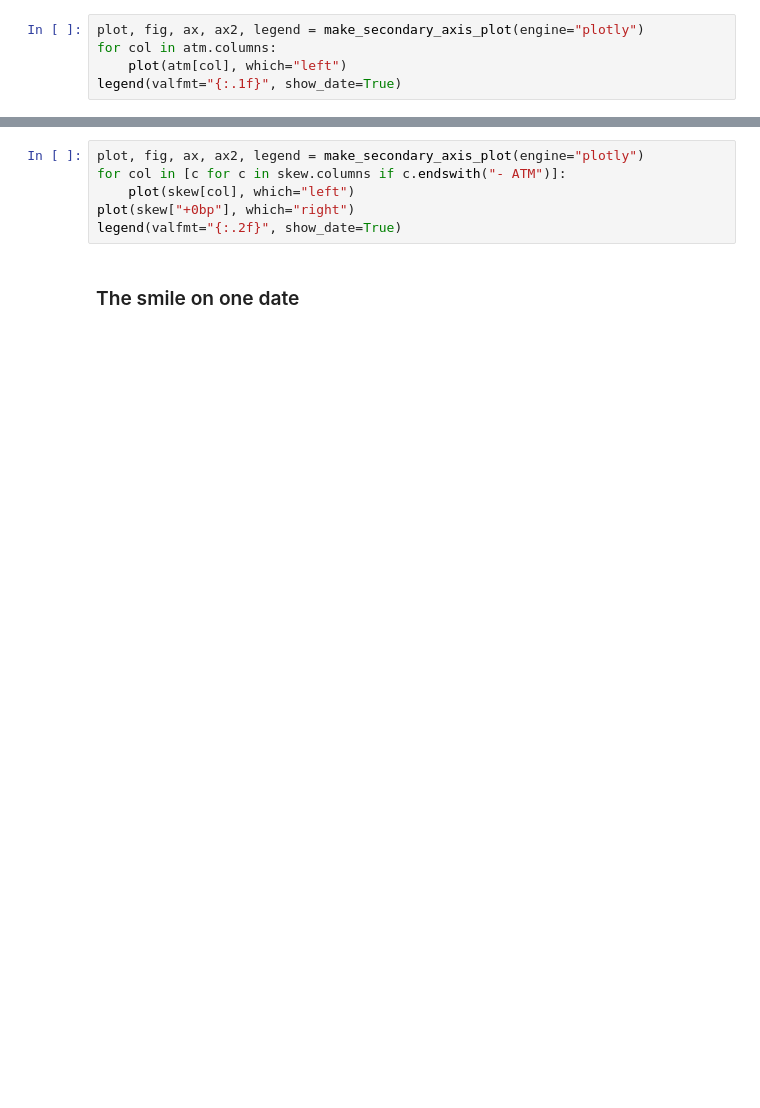
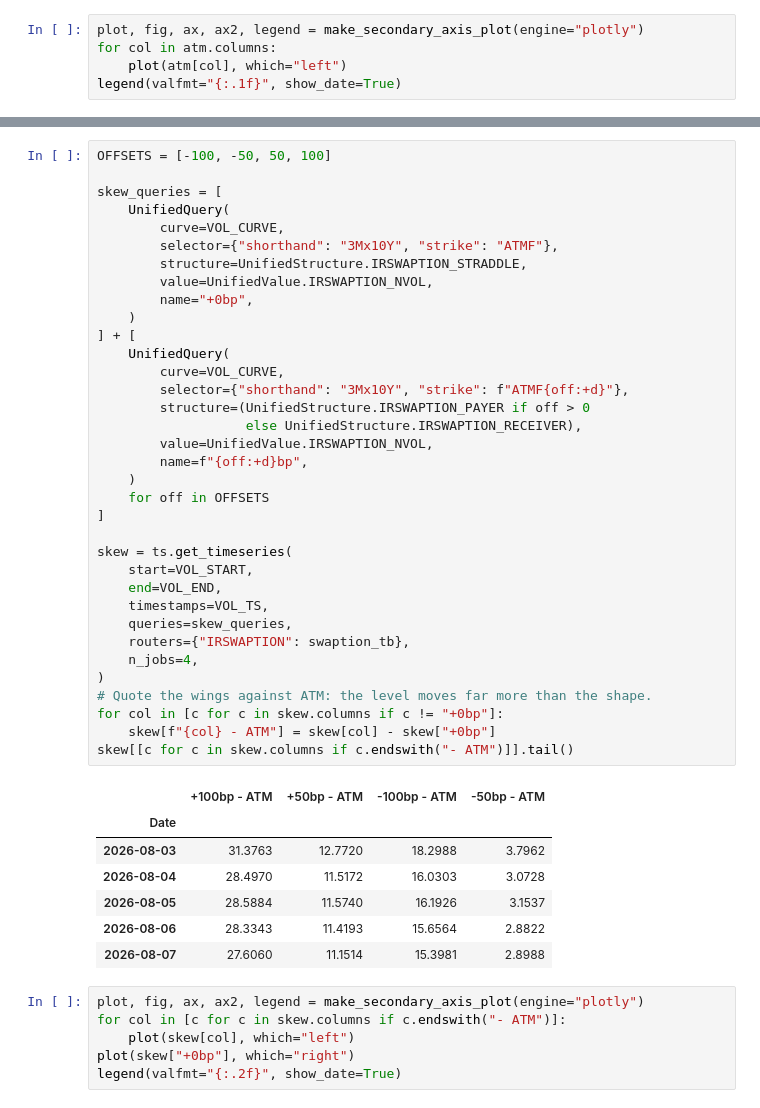
Before and after one commit to yieldcurvemonkey/ARBS, a Jupyter notebook: notebooks/timeseries/citivelo_curves_and_cubes_timeseries.ipynb, the cells around one changed output, grey strips where cells are left out. Drawn from its saved outputs; the diff is of its cells as text; blank space fills up the shorter version.

```diff
--- a/notebooks/timeseries/citivelo_curves_and_cubes_timeseries.ipynb
+++ b/notebooks/timeseries/citivelo_curves_and_cubes_timeseries.ipynb
@@ -391,8 +473,49 @@ skew[[c for c in skew.columns if c.endswith("- ATM")]].tail()
+# %%
+OFFSETS = [-100, -50, 50, 100]
+
+skew_queries = [
+    UnifiedQuery(
+        curve=VOL_CURVE,
+        selector={"shorthand": "3Mx10Y", "strike": "ATMF"},
+        structure=UnifiedStructure.IRSWAPTION_STRADDLE,
+        value=UnifiedValue.IRSWAPTION_NVOL,
+        name="+0bp",
+    )
+] + [
+    UnifiedQuery(
+        curve=VOL_CURVE,
+        selector={"shorthand": "3Mx10Y", "strike": f"ATMF{off:+d}"},
+        structure=(UnifiedStructure.IRSWAPTION_PAYER if off > 0
+                   else UnifiedStructure.IRSWAPTION_RECEIVER),
+        value=UnifiedValue.IRSWAPTION_NVOL,
+        name=f"{off:+d}bp",
+    )
+    for off in OFFSETS
+]
+
+skew = ts.get_timeseries(
+    start=VOL_START,
+    end=VOL_END,
+    timestamps=VOL_TS,
+    queries=skew_queries,
+    routers={"IRSWAPTION": swaption_tb},
+    n_jobs=4,
+)
+# Quote the wings against ATM: the level moves far more than the shape.
+for col in [c for c in skew.columns if c != "+0bp"]:
+    skew[f"{col} - ATM"] = skew[col] - skew["+0bp"]
+skew[[c for c in skew.columns if c.endswith("- ATM")]].tail()
+# %% [output]
+|  | +100bp - ATM | +50bp - ATM | -100bp - ATM | -50bp - ATM |
+| Date |  |  |  |  |
+| 2026-08-03 | 31.3763 | 12.7720 | 18.2988 | 3.7962 |
+| 2026-08-04 | 28.4970 | 11.5172 | 16.0303 | 3.0728 |
+| 2026-08-05 | 28.5884 | 11.5740 | 16.1926 | 3.1537 |
+| 2026-08-06 | 28.3343 | 11.4193 | 15.6564 | 2.8822 |
+| 2026-08-07 | 27.6060 | 11.1514 | 15.3981 | 2.8988 |
 # %%
 plot, fig, ax, ax2, legend = make_secondary_axis_plot(engine="plotly")
 for col in [c for c in skew.columns if c.endswith("- ATM")]:
     plot(skew[col], which="left")
 plot(skew["+0bp"], which="right")
 legend(valfmt="{:.2f}", show_date=True)
-# %% [markdown]
-### The smile on one date
```
Also changed, not shown: parts of 26 cells of this notebook.
